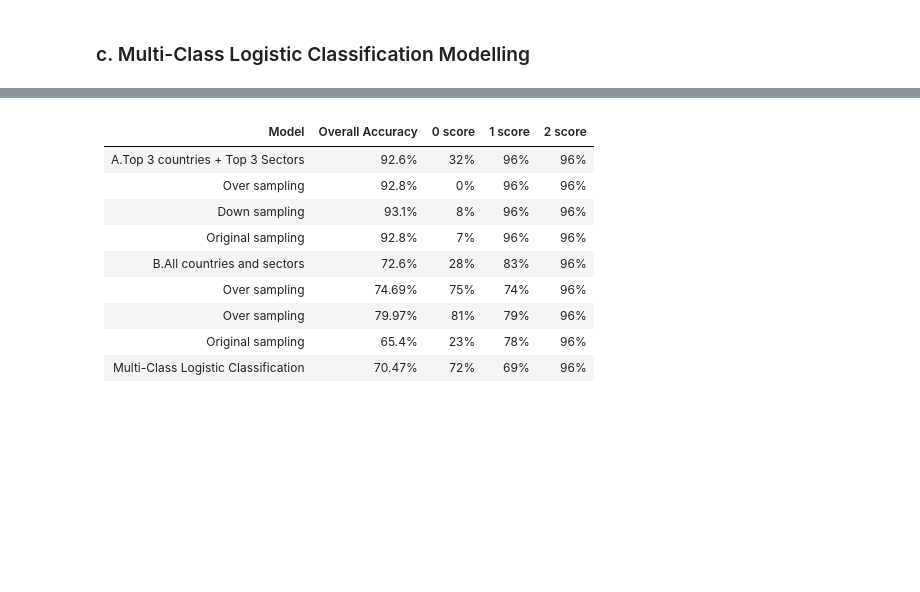
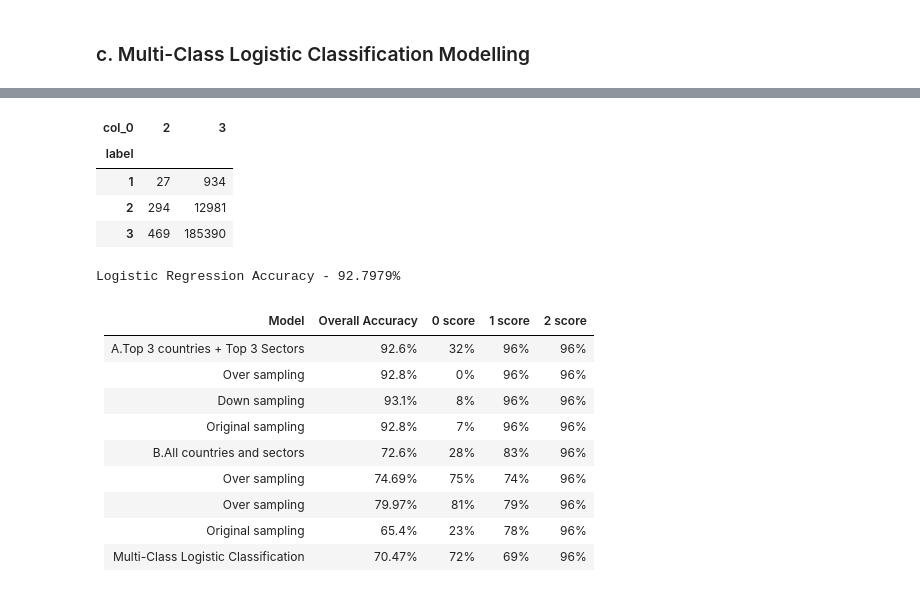
Before and after one commit to aabtzu/w207-FinalProj, a Jupyter notebook: W207_final_presentation_kiva_Krysten.ipynb, the cells around one changed output, grey strips where cells are left out. Cells and saved outputs as stored; diff of their text form; code cells hidden in the pictures; blank space fills up the shorter version.

```diff
--- a/W207_final_presentation_kiva_Krysten.ipynb
+++ b/W207_final_presentation_kiva_Krysten.ipynb
@@ -912,7 +914,7 @@ from sklearn.feature_extraction.text import *
 
 ### we will use column 'funded_amount', 'loan_amount', 'activity', 'sector', 'country', 'term_in_months' and 'borrower_genders' to build the model so we need to make sure there is no null in the dataset.
 # %%
-
+kiva_loans_data = pd.read_csv("kiva_loans.csv")
 kiva_loans_data2 = kiva_loans_data[~kiva_loans_data['borrower_genders'].isnull()].copy(deep=True)
 #exclude the data whose funded amount is larger than loan amount
 kiva_loans_data2 = kiva_loans_data2[~(kiva_loans_data2['funded_amount']>kiva_loans_data2['loan_amount'])]
@@ -1318 +1466,13 @@ lgr_probabilities.head()
+# %%
+predicted_funded = lgr_probabilities.idxmax(axis=1)
+x_test = x_test.reset_index(drop=True)
+pred_funded = lgr_probabilities.max(axis=1)
+lgr_accuracy = len(x_test[x_test['label']==predicted_funded])/len(x_test)
+pd.crosstab(x_test['label'],predicted_funded)
+# %% [output]
+| col_0 | 2 | 3 |
+| label |  |  |
+| 1 | 27 | 934 |
+| 2 | 294 | 12981 |
+| 3 | 469 | 185390 |
 # %%
@@ -1323,5 +1483,7 @@ pd.crosstab(x_test['label'],predicted_funded)
 # %%
 print('Logistic Regression Accuracy - {0:.4f}%'.format(lgr_accuracy*100))
+# %% [output]
+Logistic Regression Accuracy - 92.7979%
 # %% [markdown]
 | Model                                 | Overall Accuracy | 0 score | 1 score | 2 score |
 |-------------------------------------|------------------|-------- |---------|---------|
```
Also changed, not shown: parts of 22 cells of this notebook.
